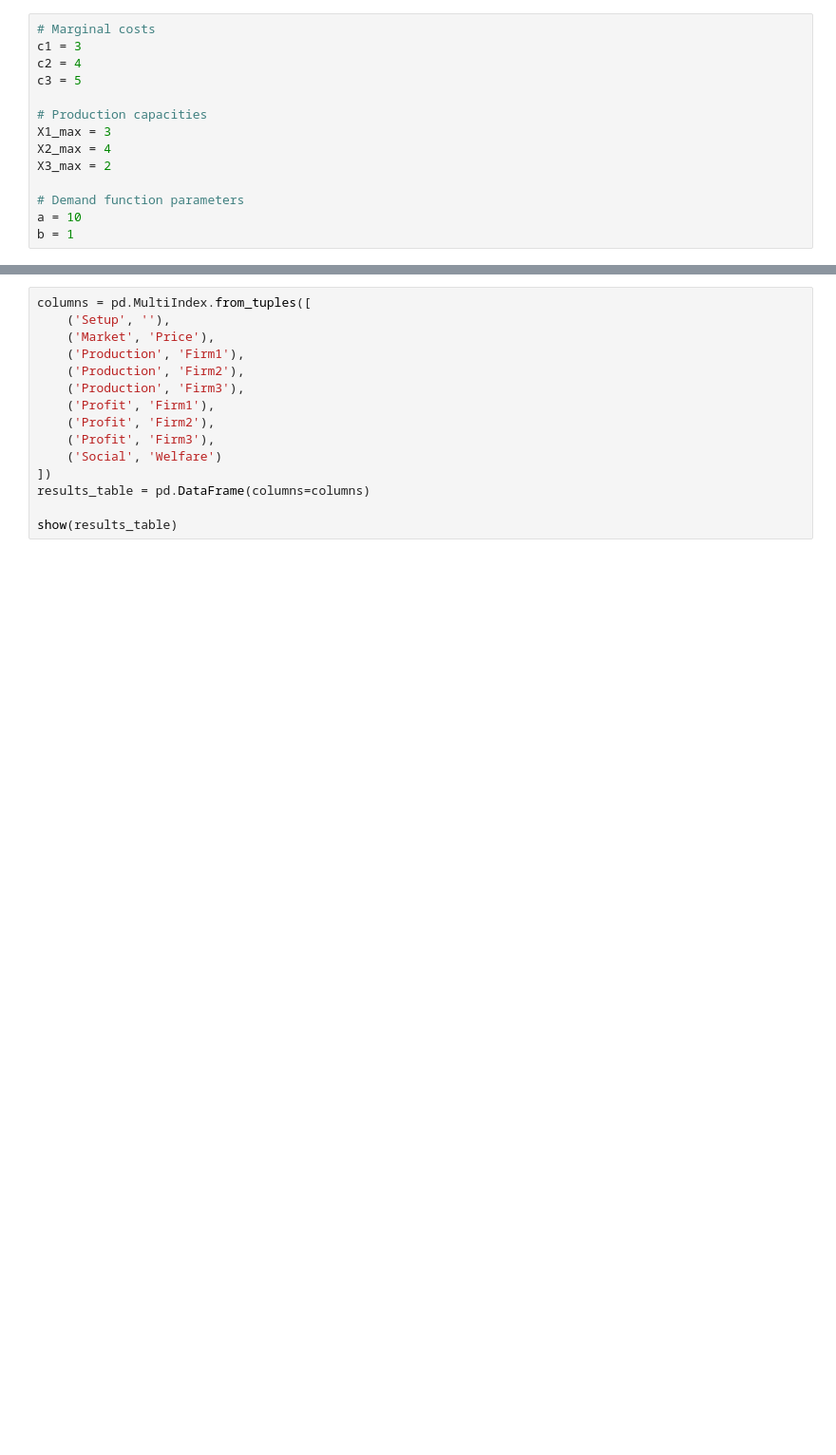
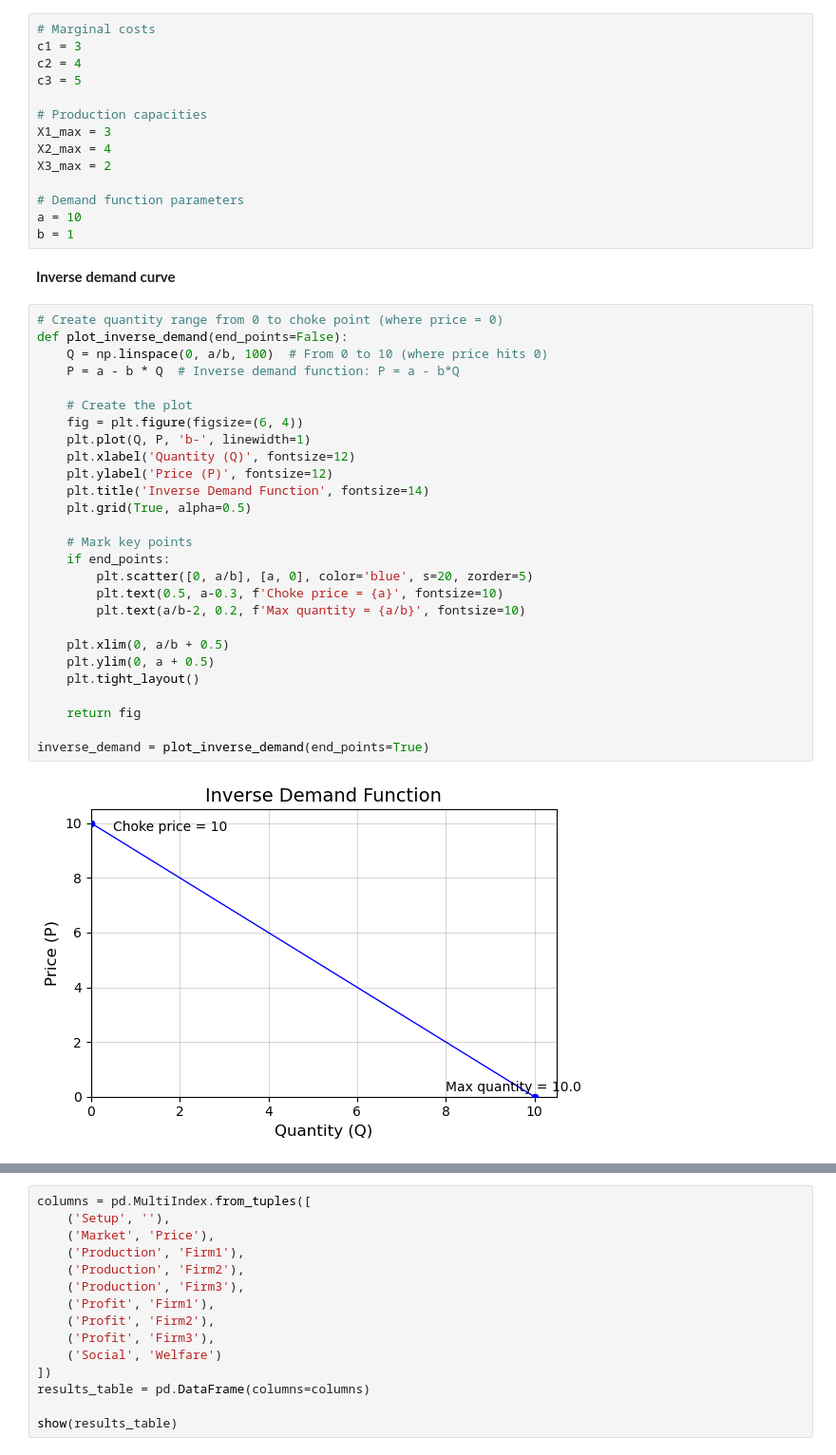
Before and after one commit to helmihankimaa/PB_equilibrium_course, a Jupyter notebook: Module_3.ipynb, the cells around one changed output, grey strips where cells are left out. Shown at 95% size. Drawn from its saved outputs; the diff is of its cells as text; blank space fills up the shorter version.

```diff
--- a/Module_3.ipynb
+++ b/Module_3.ipynb
@@ -46,3 +57,34 @@ X3_max = 2
 # Demand function parameters
 a = 10
 b = 1
+# %% [markdown]
+**Inverse demand curve**
+# %%
+# Create quantity range from 0 to choke point (where price = 0)
+def plot_inverse_demand(end_points=False):
+    Q = np.linspace(0, a/b, 100)  # From 0 to 10 (where price hits 0)
+    P = a - b * Q  # Inverse demand function: P = a - b*Q
+
+    # Create the plot
+    fig = plt.figure(figsize=(6, 4))
+    plt.plot(Q, P, 'b-', linewidth=1)
+    plt.xlabel('Quantity (Q)', fontsize=12)
+    plt.ylabel('Price (P)', fontsize=12)
+    plt.title('Inverse Demand Function', fontsize=14)
+    plt.grid(True, alpha=0.5)
+
+    # Mark key points
+    if end_points:
+        plt.scatter([0, a/b], [a, 0], color='blue', s=20, zorder=5)
+        plt.text(0.5, a-0.3, f'Choke price = {a}', fontsize=10)
+        plt.text(a/b-2, 0.2, f'Max quantity = {a/b}', fontsize=10)
+
+    plt.xlim(0, a/b + 0.5)
+    plt.ylim(0, a + 0.5)
+    plt.tight_layout()
+
+    return fig
+
+inverse_demand = plot_inverse_demand(end_points=True)
+# %% [output]
+[figure, added]
```
Also changed, not shown: parts of 63 cells of this notebook.
